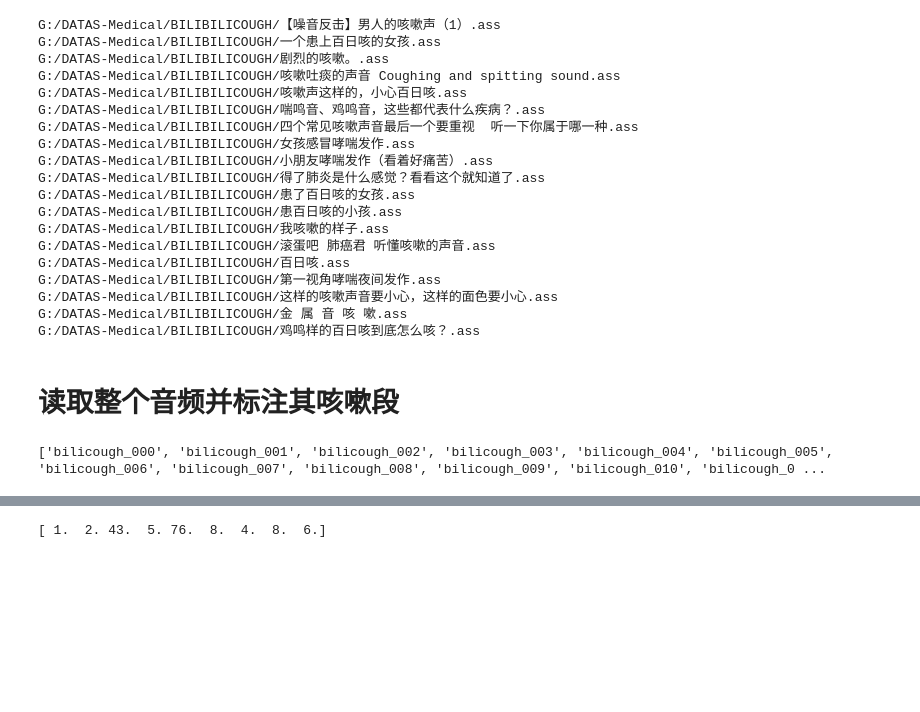
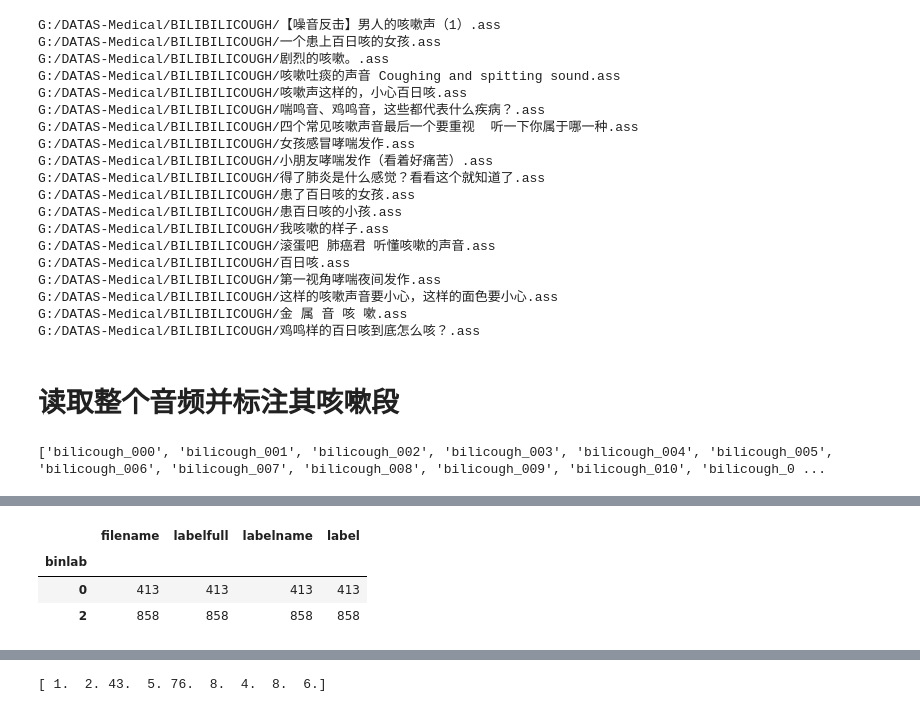
Before and after one commit to ZhaoKe1024/SoundDL-CoughVID, a Jupyter notebook: bilicough_segment.ipynb, the cells around one changed output, grey strips where cells are left out. Cells and saved outputs as stored; diff of their text form; code cells hidden in the pictures; blank space fills up the shorter version.

```diff
--- a/bilicough_segment.ipynb
+++ b/bilicough_segment.ipynb
@@ -128,0 +296,7 @@ for idx, name in enumerate(name_list):
+# %%
+newdf.groupby("binlab").count()
+# %% [output]
+|  | filename | labelfull | labelname | label |
+| binlab |  |  |  |  |
+| 0 | 413 | 413 | 413 | 413 |
+| 2 | 858 | 858 | 858 | 858 |
```
Also changed, not shown: parts of 13 cells of this notebook.
